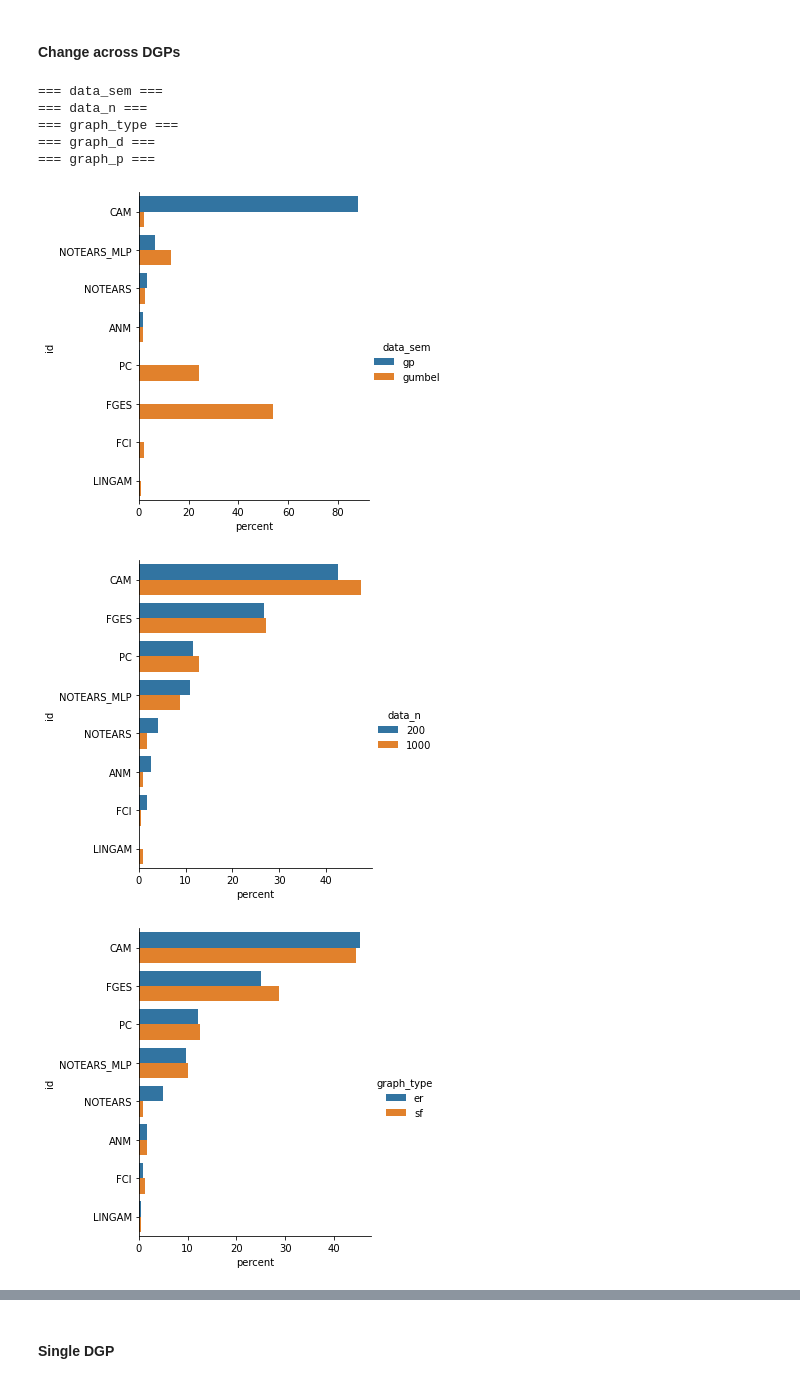
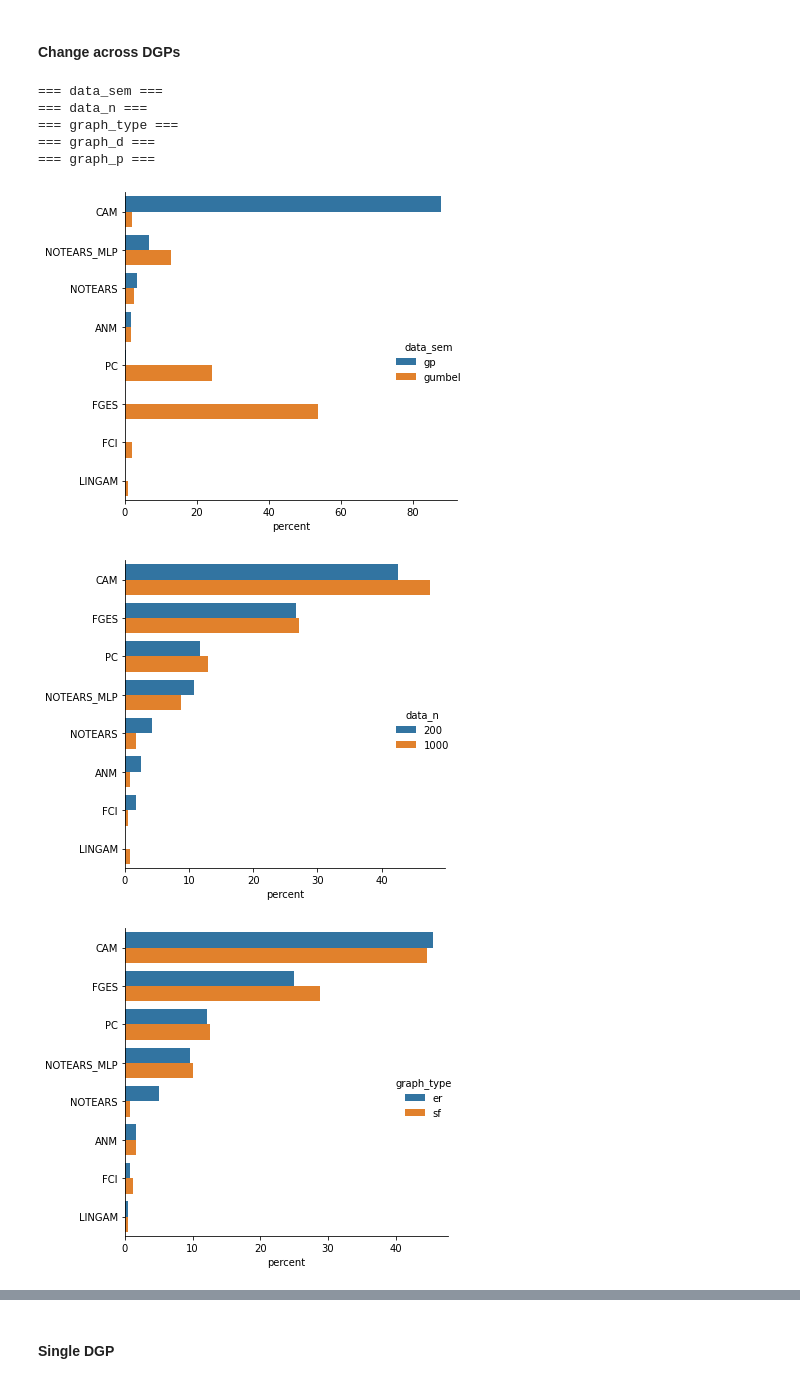
Before and after one commit to misoc-mml/hyperparams-causal-discovery, a Jupyter notebook: hyperparams/model_selection.ipynb, the cells around one changed output, grey strips where cells are left out. Cells and saved outputs as stored; diff of their text form; code cells hidden in the pictures.

Commit message:
Minor updates to model selection plots.

```diff
--- a/hyperparams/model_selection.ipynb
+++ b/hyperparams/model_selection.ipynb
@@ -191,19 +194,20 @@ def winners_grouped(df, gr):
     .mul(100)
     .rename('percent')
     .reset_index()
-    .pipe((sns.catplot, 'data'), x='percent', y='id', hue=gr, kind='bar', orient='h'))
+    .pipe((sns.catplot, 'data'), x='percent', y='id', hue=gr, kind='bar', orient='h')).set(ylabel='')
 # %%
 for o in ['data_sem', 'data_n', 'graph_type', 'graph_d', 'graph_p']:
     print(f'=== {o} ===')
     winners_grouped(df_win, o)
+    plt.tight_layout()
     #plt.show()
-    plt.savefig(f'./plots/model_selection/{o}.pdf', dpi=1000)
+    plt.savefig(f'./plots/model_selection/ms_{o}.pdf', dpi=1000)
 # %% [output]
 === data_sem ===
 === data_n ===
 === graph_type ===
 === graph_d ===
 === graph_p ===
-[figure, old version]
+[figure, new version]
-[figure, old version]
+[figure, new version]
-[figure, old version]
+[figure, new version]
```
Also changed, not shown: parts of 7 cells of this notebook, 24 other files.
